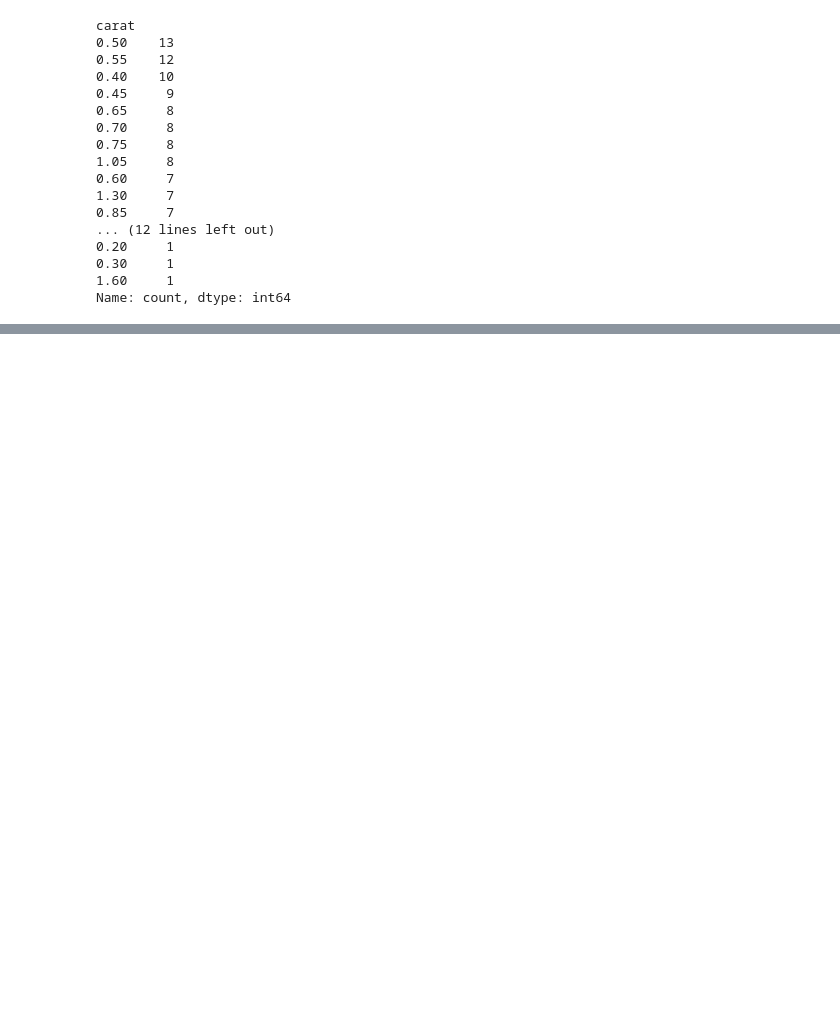
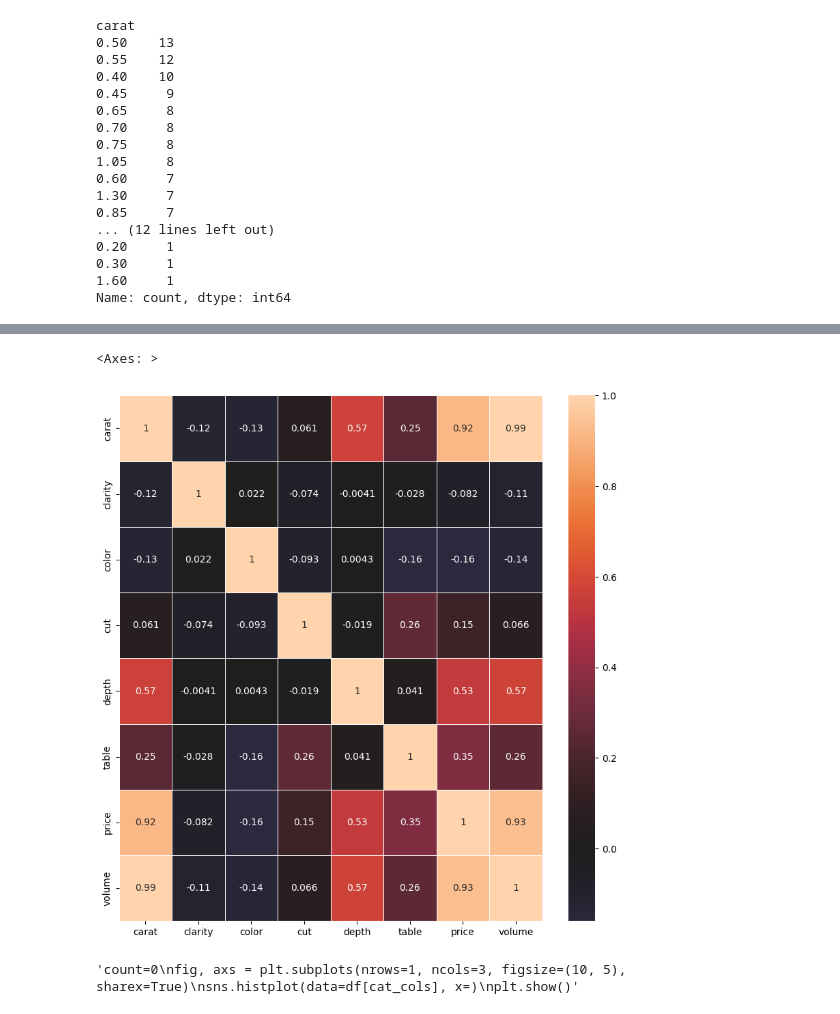
Before and after one commit to rgaw-pon/PAD-project, a Jupyter notebook: Untitled.ipynb, the cells around one changed output, grey strips where cells are left out. Drawn from its saved outputs; the diff is of its cells as text; code cells hidden in the pictures; blank space fills up the shorter version.

```diff
--- a/Untitled.ipynb
+++ b/Untitled.ipynb
@@ -1,7 +0,0 @@
-# %%
-import pandas as pd
-
-data = pd.read_csv("messy_data.csv", na_values=[" "])
-
-#data=data.dropna()
-data.info()
@@ -97,0 +205,48 @@ Name: count, dtype: int64
+# %%
+'''df_remove=df.nlargest(6, "price")
+df_new = df.merge(df_remove, how='left', indicator=True)
+df = df_new[df_new['_merge'] == 'left_only']
+print(df)
+df.drop('_merge', axis=1)
+df.reset_index()
+
+df_remove=df.nsmallest(5, "depth")
+df_new = df.merge(df_remove, how='left', indicator=True)
+df = df_new[df_new['_merge1'] == 'left_only']
+df.drop('_merge')
+df.reset_index()
+
+df_remove=df.nlargest(1, "depth")
+df_new = df.merge(df_remove, how='left', indicator=True)
+df = df_new[df_new['_merge2'] == 'left_only']
+
+df.drop('_merge')
+df.reset_index()'''
+
+#fig = plt.figure(figsize =(10, 7))
+
+# Creating axes instance
+#ax = fig.add_axes([0, 0, 1, 1])
+
+# Creating plot
+#bp = ax.violinplot(df.drop(columns="price"))#, labels=df.drop(columns="price").columns)
+
+# show plot
+#plt.title("Feature box plots")
+#plt.show()
+df["volume"]=df["xdimension"]*df["ydimension"]*df["zdimension"]
+df=df.drop("xdimension", axis=1)
+df=df.drop("ydimension",axis=1)
+df=df.drop("zdimension",axis=1)
+fig, ax = plt.subplots(figsize=(10,10))         # Sample figsize in inches
+sns.heatmap(df.corr(), annot=True, center=0.0, linewidths=.5, ax=ax)
+# %% [output]
+<Axes: >
+[figure, added]
+# %%
+'''count=0
+fig, axs = plt.subplots(nrows=1, ncols=3, figsize=(10, 5), sharex=True)
+sns.histplot(data=df[cat_cols], x=)
+plt.show()'''
+# %% [output]
+'count=0\nfig, axs = plt.subplots(nrows=1, ncols=3, figsize=(10, 5), sharex=True)\nsns.histplot(data=df[cat_cols], x=)\nplt.show()'
```
Also changed, not shown: parts of 28 cells of this notebook.
